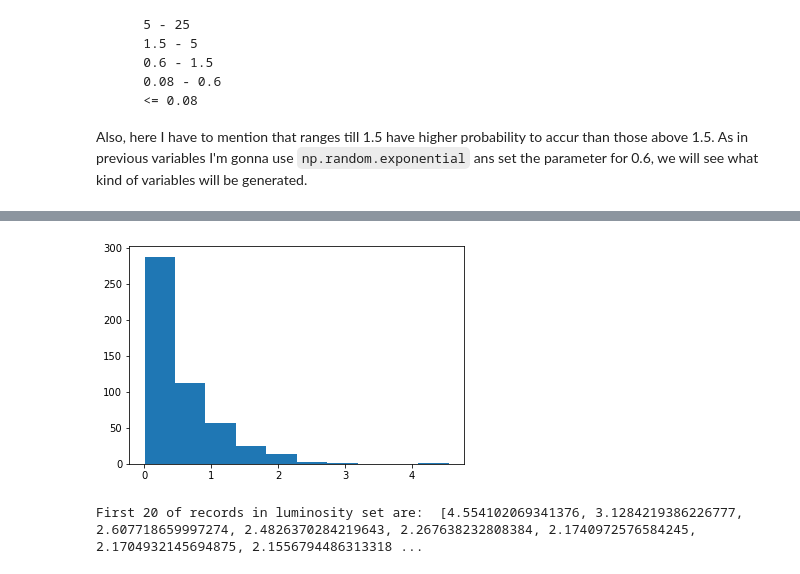
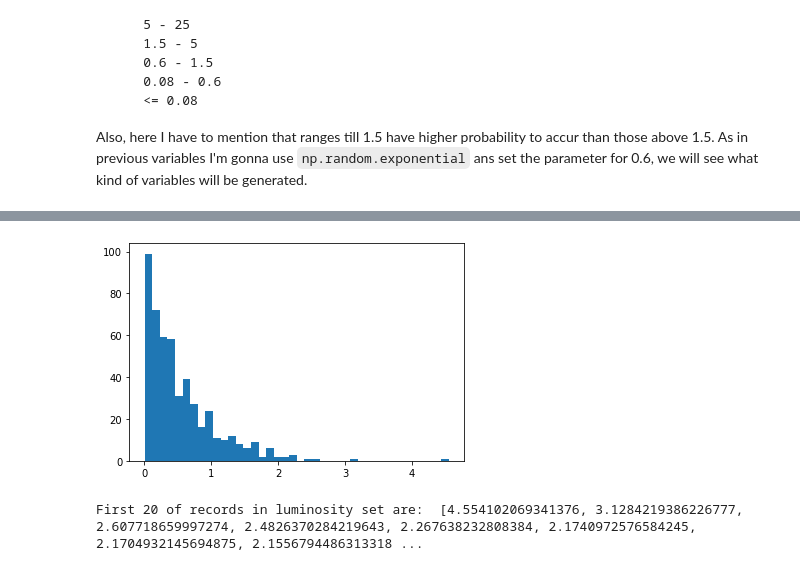
Before and after one commit to DracoNibilis/Stars_Project, a Jupyter notebook: stars_project.ipynb, the cells around one changed output, grey strips where cells are left out. Drawn from its saved outputs; the diff is of its cells as text; code cells hidden in the pictures.

```diff
--- a/stars_project.ipynb
+++ b/stars_project.ipynb
@@ -408,9 +375,9 @@ array([6.42140267e-01, 1.60704133e-01, 3.74686709e-01, 7.94142400e-01,
 # %%
 # Check distribution of luminosity data on histagram.
-plt.hist(luminosity)
+plt.hist(luminosity, bins=40)
 plt.show()
 # %% [output]
-[figure, old version]
+[figure, new version]
 # %%
 # Sort generated values of luminosity.
 luminosity = list(luminosity)
```
Also changed, not shown: parts of 18 cells of this notebook.
